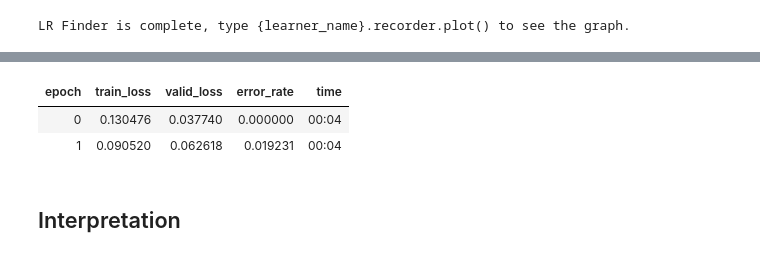
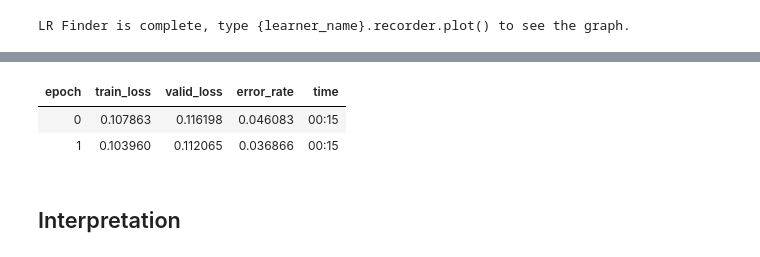
Before and after one commit to pmlg/ResBaz19_Perth, a Jupyter notebook: notebooks/ImageClassification.ipynb, the cells around one changed output, grey strips where cells are left out. Cells and saved outputs as stored; diff of their text form; code cells hidden in the pictures.

```diff
--- a/notebooks/ImageClassification.ipynb
+++ b/notebooks/ImageClassification.ipynb
@@ -94,7 +97,8 @@ for c in folders:
 ## View data
 # %%
 np.random.seed(42)
-data = ImageDataBunch.from_folder(path, train=".", valid_pct=0.2,
+bs=64
+data = ImageDataBunch.from_folder(path, train=".", valid_pct=0.2,bs=bs,
         ds_tfms=get_transforms(), size=224, num_workers=4).normalize(imagenet_stats)
 # %%
 # If you already cleaned your data, run this cell instead of the one before
@@ -143,9 +147,9 @@ learn.recorder.plot()
 # %%
-learn.fit_one_cycle(2, max_lr=slice(3e-5,3e-4))
+learn.fit_one_cycle(2, max_lr=slice(1e-6,1e-4))
 # %% [output]
 | epoch | train_loss | valid_loss | error_rate | time |
-| 0 | 0.130476 | 0.037740 | 0.000000 | 00:04 |
-| 1 | 0.090520 | 0.062618 | 0.019231 | 00:04 |
+| 0 | 0.107863 | 0.116198 | 0.046083 | 00:15 |
+| 1 | 0.103960 | 0.112065 | 0.036866 | 00:15 |
 # %%
 learn.save('stage-2')
 # %% [markdown]
```
Also changed, not shown: parts of 28 cells of this notebook.
